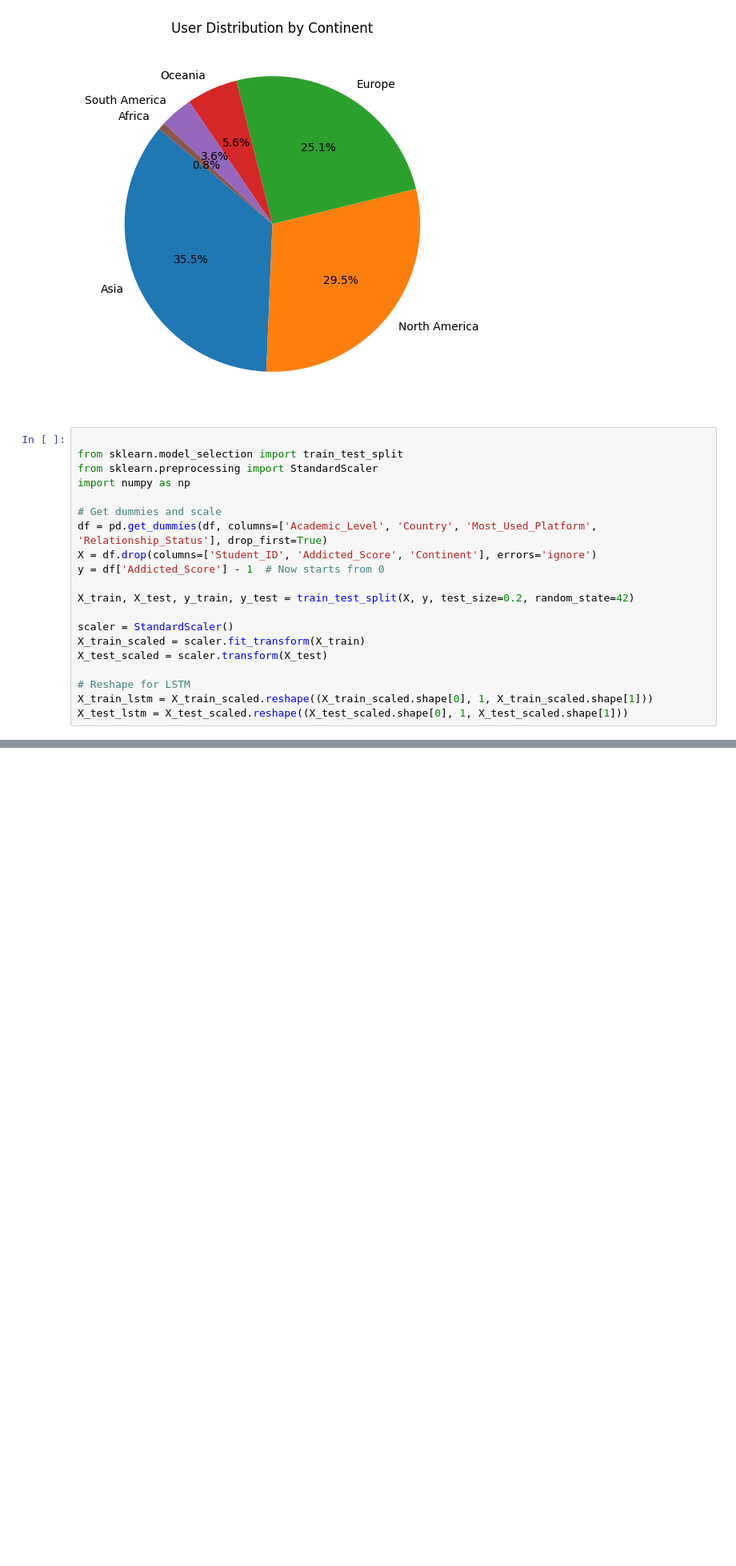
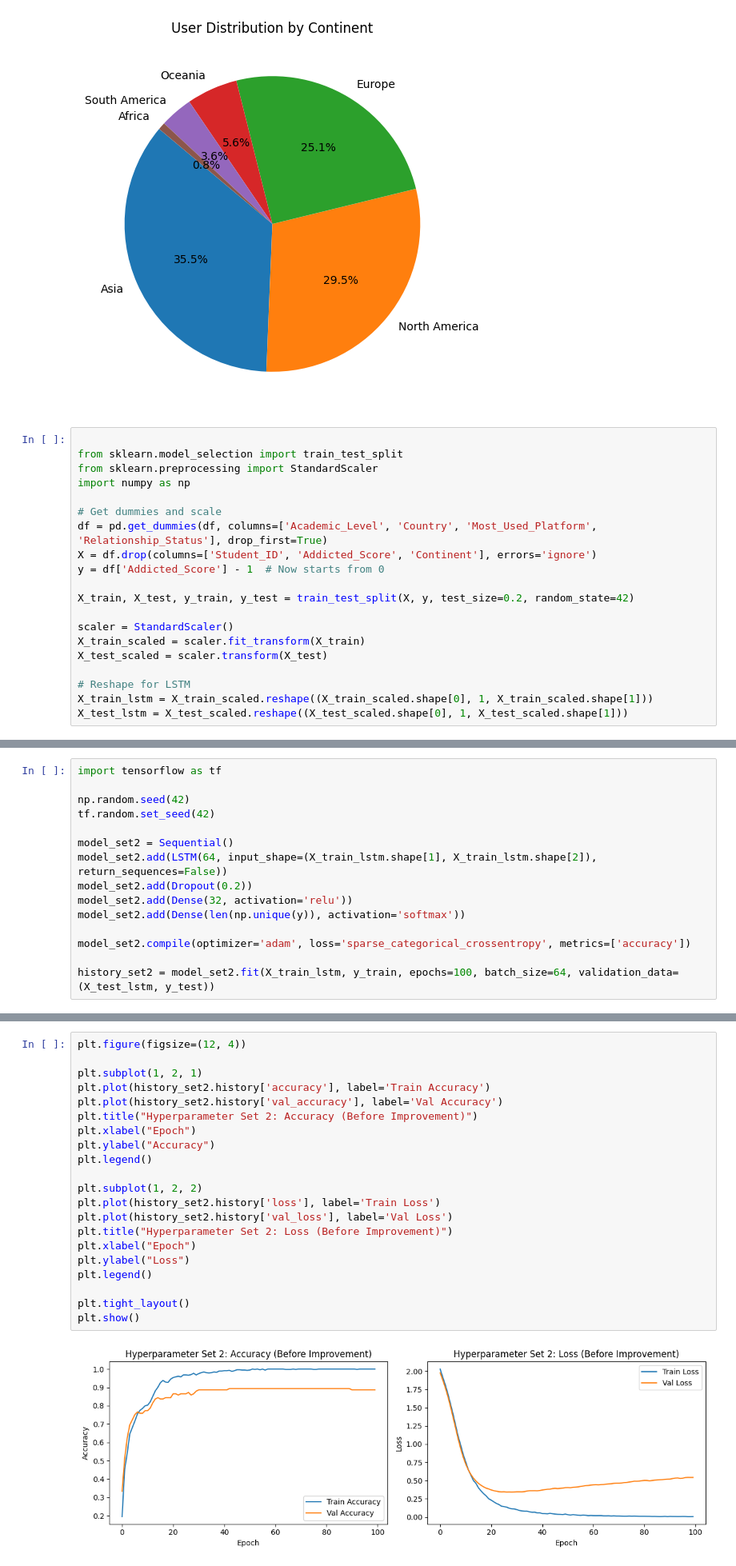
Before and after one commit to muhdammar-azizan/student-social-media-addiction-lstm, a Jupyter notebook: notebooks/SocialMedia_Addiction_Analysis.ipynb, the cells around one changed output, grey strips where cells are left out. Shown at 80% size. Cells and saved outputs as stored; diff of their text form; blank space fills up the shorter version.

```diff
--- a/notebooks/SocialMedia_Addiction_Analysis.ipynb
+++ b/notebooks/SocialMedia_Addiction_Analysis.ipynb
@@ -179,0 +184,15 @@ weighted avg       0.90      0.89      0.89       141
+# %%
+import tensorflow as tf
+
+np.random.seed(42)
+tf.random.set_seed(42)
+
+model_set2 = Sequential()
+model_set2.add(LSTM(64, input_shape=(X_train_lstm.shape[1], X_train_lstm.shape[2]), return_sequences=False))
+model_set2.add(Dropout(0.2))
+model_set2.add(Dense(32, activation='relu'))
+model_set2.add(Dense(len(np.unique(y)), activation='softmax'))
+
+model_set2.compile(optimizer='adam', loss='sparse_categorical_crossentropy', metrics=['accuracy'])
+
+history_set2 = model_set2.fit(X_train_lstm, y_train, epochs=100, batch_size=64, validation_data=(X_test_lstm, y_test))
@@ -179,0 +217,23 @@ weighted avg       0.90      0.89      0.89       141
+# %%
+plt.figure(figsize=(12, 4))
+
+plt.subplot(1, 2, 1)
+plt.plot(history_set2.history['accuracy'], label='Train Accuracy')
+plt.plot(history_set2.history['val_accuracy'], label='Val Accuracy')
+plt.title("Hyperparameter Set 2: Accuracy (Before Improvement)")
+plt.xlabel("Epoch")
+plt.ylabel("Accuracy")
+plt.legend()
+
+plt.subplot(1, 2, 2)
+plt.plot(history_set2.history['loss'], label='Train Loss')
+plt.plot(history_set2.history['val_loss'], label='Val Loss')
+plt.title("Hyperparameter Set 2: Loss (Before Improvement)")
+plt.xlabel("Epoch")
+plt.ylabel("Loss")
+plt.legend()
+
+plt.tight_layout()
+plt.show()
+# %% [output]
+[figure, added]
```
Also changed, not shown: parts of 14 cells of this notebook.
